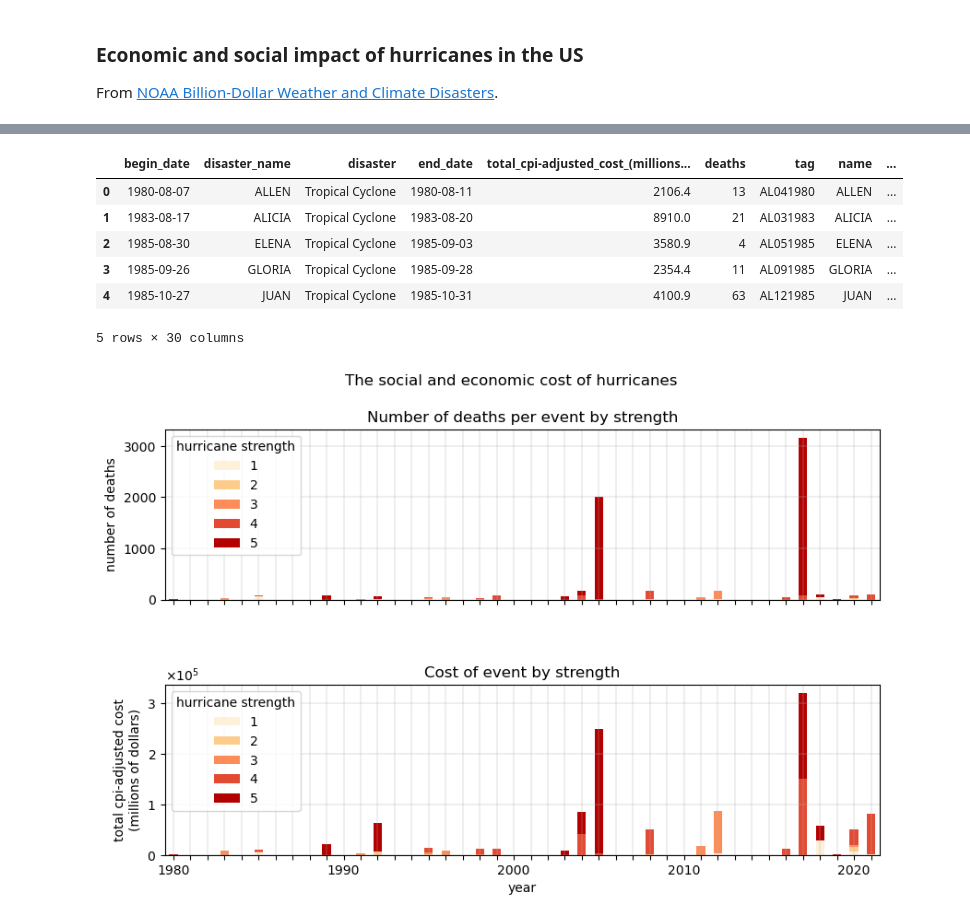
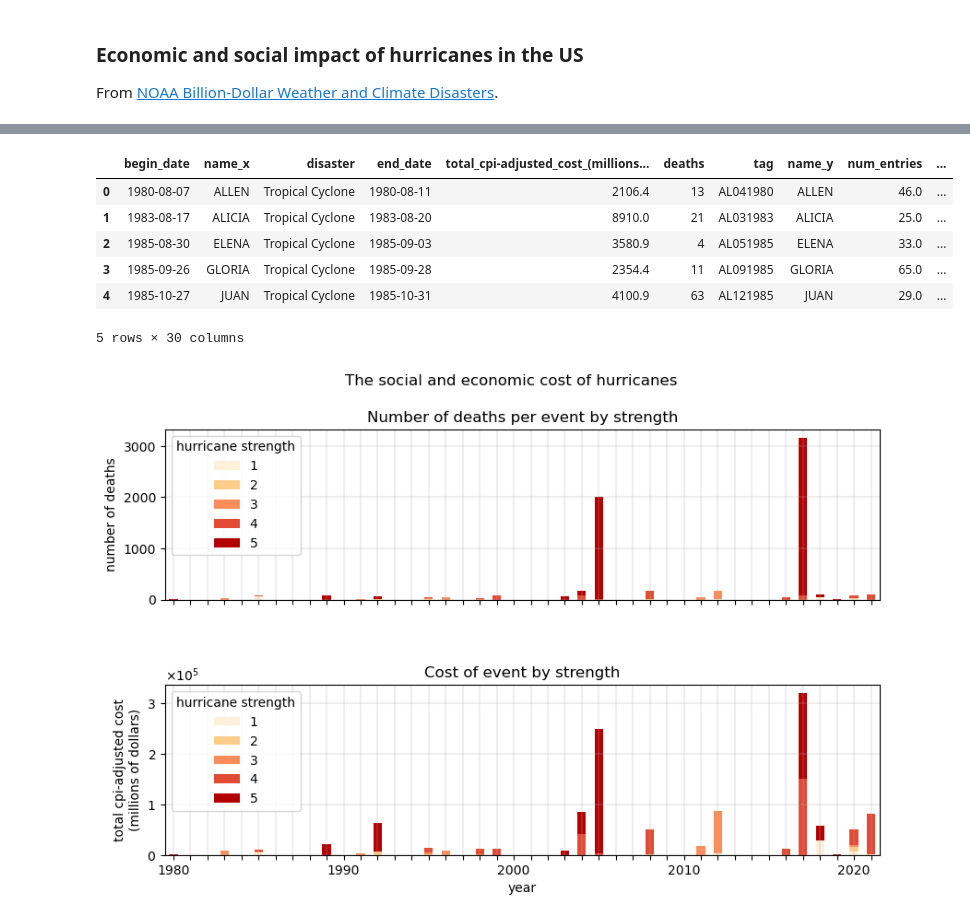
Before and after one commit to ai4er-cdt/hurricane-harm-herald, a Jupyter notebook: notebooks/Visualise_EFs/visualise_weather.ipynb, the cells around one changed output, grey strips where cells are left out. Cells and saved outputs as stored; diff of their text form; code cells hidden in the pictures.

```diff
--- a/notebooks/Visualise_EFs/visualise_weather.ipynb
+++ b/notebooks/Visualise_EFs/visualise_weather.ipynb
@@ -133,0 +103,4 @@ To adopt the future behavior and silence this warning, use
+# %%
+# calculate distance travelled by and average speed of hurricane between each 6-hourly observation
+df_noaa_distances = weather.calculate_distances_between_rows(df_noaa_weather)
+df_noaa_distances_speeds = weather.calculate_average_speed_between_rows(df_noaa_distances)
@@ -137,13 +119,12 @@ df_grouped_by_year_and_tag = df_noaa_distances.groupby([df_noaa_weather['date'].
 df_distances_by_tag = pd.DataFrame(df_grouped_by_year_and_tag['distance_between_observations'].mean())
 df_speeds_by_tag = pd.DataFrame(df_grouped_by_year_and_tag['average_trajectory_speed'].mean())
 
-mean_annual_distances = df_distances_by_tag.groupby('date').mean()
-mean_annual_speed = df_speeds_by_tag.groupby('date').mean()
+mean_annual_distances = df_distances_by_tag.groupby('date').mean().reset_index()
+mean_annual_speed = df_speeds_by_tag.groupby('date').mean().reset_index()
 
-fix, ax = plt.subplots(1, 2, figsize=[16,8])
-mean_annual_distances.plot(ax=ax[0])
-mean_annual_speed.plot(ax=ax[1], color='orange')
+x = mean_annual_speed.date.values.reshape(len(mean_annual_speed), 1)
+y_distance = mean_annual_distances.distance_between_observations.values.reshape(len(mean_annual_speed), 1)
+y_speed = mean_annual_speed.average_trajectory_speed.values.reshape(len(mean_annual_speed), 1)
 
-# formatting
-ax[0].set_ylabel('mean distance travelled by hurricane between six-hourly observations')
-ax[1].set_ylabel('mean speed of hurricane between six-hourly observations')
+regr_distance = linear_model.LinearRegression().fit(x, y_distance);
+regr_speed = linear_model.LinearRegression().fit(x, y_speed);
@@ -155,19 +156,16 @@ Text(0, 0.5, 'mean speed of hurricane between six-hourly observations')
 
 From [NOAA Billion-Dollar Weather and Climate Disasters](https://www.ncei.noaa.gov/access/billions/events).
 # %%
-### Processing damage data. Probably not worth scripting since not used elsewhere.
-
-damage_file = google_drive_personal_key + 'datasets/EFs/weather_data/hurricane_damages/events-US-1980-2022.csv'
 # load damage file (cost and fatalities per event)
-df_damage_data = pd.read_csv(damage_file,skiprows=[0])
-# standardise
-df_damage_data_proc = gtc_functions.standardise_df(df_damage_data)
+damage_data_file_path = os.path.join(directories.get_h3_data_files_dir(), 'events-US-1980-2022-damages.csv')
+# skip header and standardise
+df_damage_data = general_df_utils.standardise_df(pd.read_csv(damage_data_file_path, skiprows=[0]))
 # remove any events which aren't hurricanes (also helps with following isolation of names, since event descriptors now
 # same length)
-df_damage_data_proc = df_damage_data[df_damage_data_proc['disaster_name'].str.contains('Hurricane')]
+df_damage_data_proc = df_damage_data[df_damage_data['name'].str.contains('Hurricane')]
 # remove non-name info from 'name' column and make upper case
 # TODO: stop setting on copies of df slices
-df_damage_data_proc['disaster_name'] = df_damage_data_proc['disaster_name'].apply(lambda x: x.split()[1].upper())
+df_damage_data_proc['name'] = df_damage_data_proc['name'].apply(lambda x: x.split()[1].upper())
 # format date columns to dt objects
 df_damage_data_proc['begin_date'] = pd.to_datetime(df_damage_data_proc['begin_date'], format='%Y%m%d')
 df_damage_data_proc['end_date'] = pd.to_datetime(df_damage_data_proc['end_date'], format='%Y%m%d')
@@ -198,29 +216,29 @@ df_lim_eighties_hurricanes = df_max_strengths[
 # %%
 # match events based on name and date N.B. matching noaa df to damages df since noaa larger
 # limit noaa df to those with same name as damage data
 df_comb_prep = df_lim_eighties_hurricanes[df_lim_eighties_hurricanes['name'].apply(
-	lambda x: np.any(np.in1d(x, df_damage_data_proc['disaster_name'].tolist())))] # no strength nans
+	lambda x: np.any(np.in1d(x, df_damage_data_proc['name'].tolist())))] # no strength nans
 
 # set start time as indexes
 df_comb_prep.set_index('date', inplace=True)
 df_damage_data_proc_comb = df_damage_data_proc.copy()
 df_damage_data_proc_comb.set_index('begin_date', inplace=True)
 
 # set tolerance of event start date
 tol = pd.Timedelta(30, 'd')
 df_merged = pd.merge_asof(
 	left=df_damage_data_proc_comb, right=df_comb_prep.sort_values('date'), right_index=True, left_index=True,
 	direction='nearest', tolerance=tol)
 
 df_merged.reset_index(inplace=True)
 df_merged.head()
 # %% [output]
-|  | begin_date | disaster_name | disaster | end_date | total_cpi-adjusted_cost_(millions... | deaths | tag | name | ... |
-| 0 | 1980-08-07 | ALLEN | Tropical Cyclone | 1980-08-11 | 2106.4 | 13 | AL041980 | ALLEN | ... |
-| 1 | 1983-08-17 | ALICIA | Tropical Cyclone | 1983-08-20 | 8910.0 | 21 | AL031983 | ALICIA | ... |
-| 2 | 1985-08-30 | ELENA | Tropical Cyclone | 1985-09-03 | 3580.9 | 4 | AL051985 | ELENA | ... |
-| 3 | 1985-09-26 | GLORIA | Tropical Cyclone | 1985-09-28 | 2354.4 | 11 | AL091985 | GLORIA | ... |
-| 4 | 1985-10-27 | JUAN | Tropical Cyclone | 1985-10-31 | 4100.9 | 63 | AL121985 | JUAN | ... |
+|  | begin_date | name_x | disaster | end_date | total_cpi-adjusted_cost_(millions... | deaths | tag | name_y | num_entries | ... |
+| 0 | 1980-08-07 | ALLEN | Tropical Cyclone | 1980-08-11 | 2106.4 | 13 | AL041980 | ALLEN | 46.0 | ... |
+| 1 | 1983-08-17 | ALICIA | Tropical Cyclone | 1983-08-20 | 8910.0 | 21 | AL031983 | ALICIA | 25.0 | ... |
+| 2 | 1985-08-30 | ELENA | Tropical Cyclone | 1985-09-03 | 3580.9 | 4 | AL051985 | ELENA | 33.0 | ... |
+| 3 | 1985-09-26 | GLORIA | Tropical Cyclone | 1985-09-28 | 2354.4 | 11 | AL091985 | GLORIA | 65.0 | ... |
+| 4 | 1985-10-27 | JUAN | Tropical Cyclone | 1985-10-31 | 4100.9 | 63 | AL121985 | JUAN | 29.0 | ... |
 5 rows × 30 columns
 # %%
 # group by event year and event strength and sum the damage amount
```
Also changed, not shown: parts of 21 cells of this notebook.
